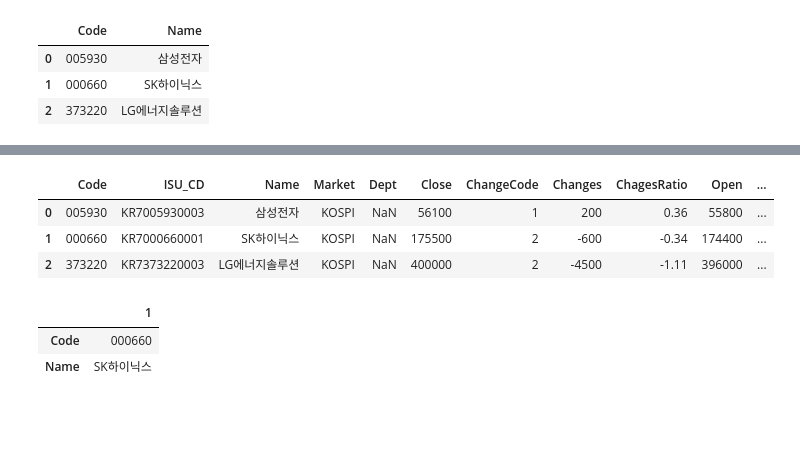
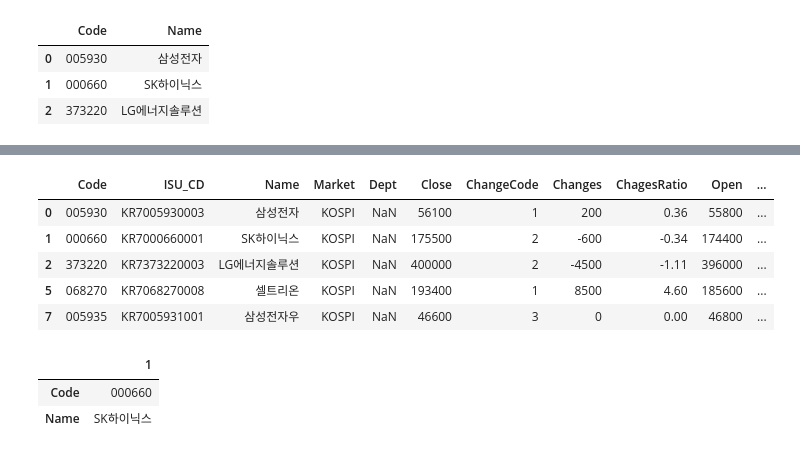
Before and after one commit to neguri0235/finance-data-analysis, a Jupyter notebook: 2.2. KRX 전체 종목분석-input.ipynb, the cells around one changed output, grey strips where cells are left out. Drawn from its saved outputs; the diff is of its cells as text; code cells hidden in the pictures; blank space fills up the shorter version.

```diff
--- a/2.2. KRX 전체 종목분석-input.ipynb
+++ b/2.2. KRX 전체 종목분석-input.ipynb
@@ -93,6 +93,7 @@ FinanceDataReader 에서는 코스피, 코스닥, 코넥스 정보가 있는 엑
 # %%
 # 이전 강좌에서 to_csv로 저장해둔 krx.csv 파일을 pd.read_csv 로 불러옵니다.
 # krx 파일이 없다면 아래 주석을 제거하고 csv 파일을 로드해 보세요!
-df = pd.read_csv("https://raw.githubusercontent.com/neguri0235/finance-data-analysis/main/krx.csv")
+df = pd.read_csv("https://raw.githubusercontent.com/corazzon/finance-data-analysis/main/krx.csv")
+#df = pd.read_csv("https://raw.githubusercontent.com/neguri0235/finance-data-analysis/main/krx.csv")
 df
 # %% [output]
@@ -339,12 +340,14 @@ df[["Code", "Name"]].loc[[0,1,2]]
 # %%
 # 행과 열 함께 가져오기
 # .loc[행, 열]
-df.loc[[0,1,2]]
+df.loc[[0,1,2,5,7]]
 # %% [output]
 |  | Code | ISU_CD | Name | Market | Dept | Close | ChangeCode | Changes | ChagesRatio | Open | ... |
 | 0 | 005930 | KR7005930003 | 삼성전자 | KOSPI | NaN | 56100 | 1 | 200 | 0.36 | 55800 | ... |
 | 1 | 000660 | KR7000660001 | SK하이닉스 | KOSPI | NaN | 175500 | 2 | -600 | -0.34 | 174400 | ... |
 | 2 | 373220 | KR7373220003 | LG에너지솔루션 | KOSPI | NaN | 400000 | 2 | -4500 | -1.11 | 396000 | ... |
+| 5 | 068270 | KR7068270008 | 셀트리온 | KOSPI | NaN | 193400 | 1 | 8500 | 4.60 | 185600 | ... |
+| 7 | 005935 | KR7005931001 | 삼성전자우 | KOSPI | NaN | 46600 | 3 | 0 | 0.00 | 46800 | ... |
 # %%
 # .loc[행, 열]
 df.loc[1][["Code", "Name"]]
```
Also changed, not shown: parts of 7 cells of this notebook.
